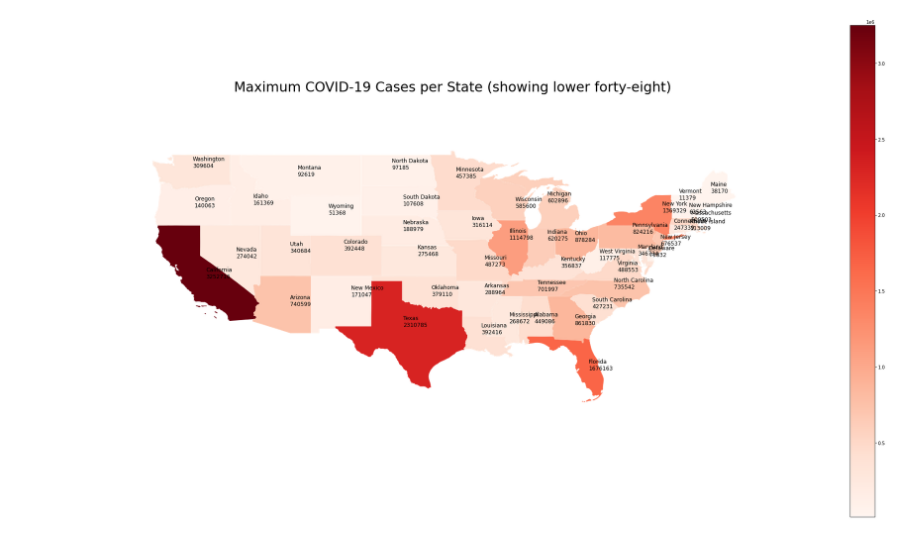
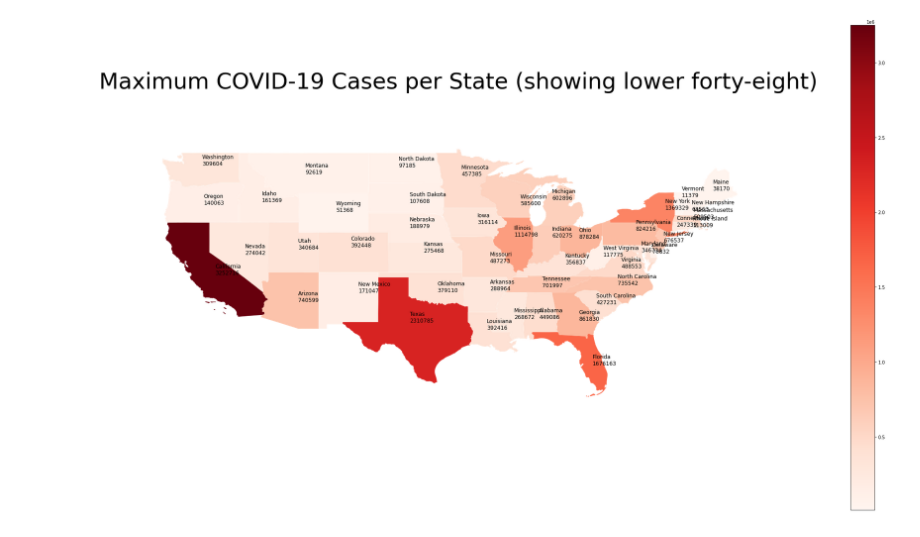
Before and after one commit to aolea13/project_1, a Jupyter notebook: Map of COVID data - lower 48.ipynb, the cells around one changed output. Drawn from its saved outputs; the diff is of its cells as text; code cells hidden in the pictures.

```diff
--- a/Map of COVID data - lower 48.ipynb
+++ b/Map of COVID data - lower 48.ipynb
@@ -51,17 +58,17 @@ merge_data=usa_map.merge(states_info,on='NAME')
 # %%
 #Attempt
 ax = merge_data.plot(column='Max_cases',figsize=(35, 20),cmap='Reds',legend=True)
 plt.xlim(-130,-60)
 plt.ylim(20,55)
 
 #Include state names and state codes
 for abbr in range(len(merge_data)):
     plt.text(merge_data.lng[abbr],
              merge_data.lat[abbr],
              "{}\n{}".format(merge_data.NAME[abbr],
              merge_data.Max_cases[abbr]),size=12)
-plt.title('Maximum COVID-19 Cases per State (showing lower forty-eight)',fontsize=30)
+plt.title('Maximum COVID-19 Cases per State (showing lower forty-eight)',fontsize=50)
 ax.axis('off')
 plt.show()
 # %% [output]
-[figure, old version]
+[figure, new version]
```
Also changed, not shown: parts of 2 cells of this notebook, 2 other files.
